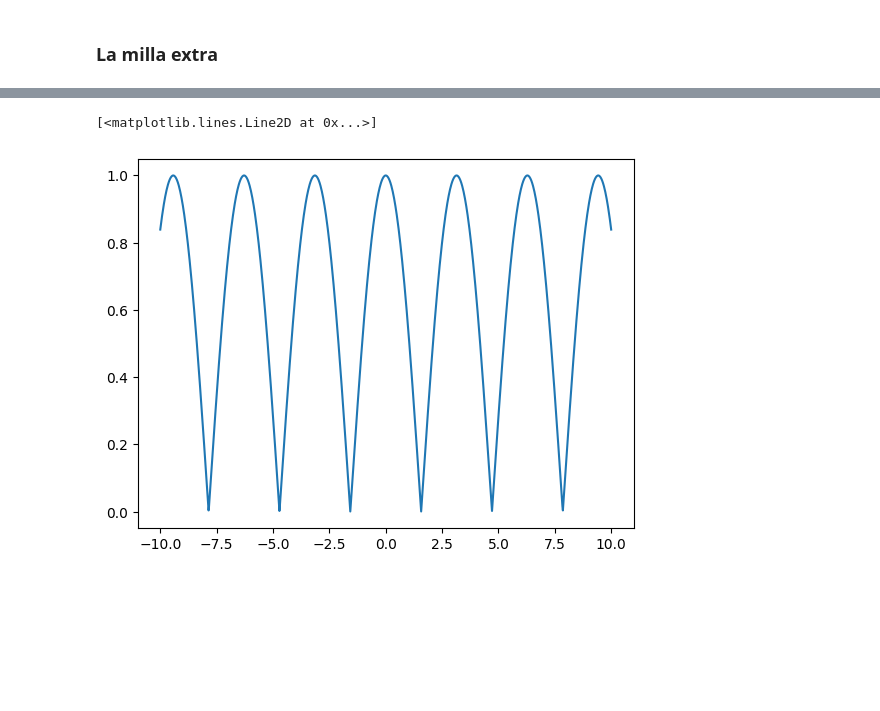
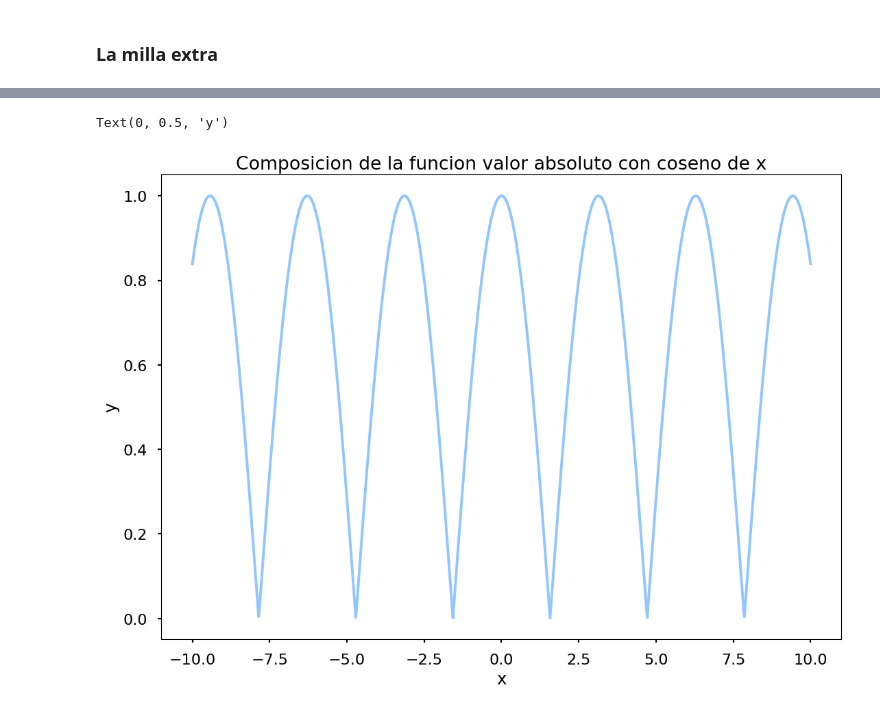
Before and after one commit to jariel17/curso-funciones, a Jupyter notebook: 2_Funciones_dentro_de_otras.ipynb, the cells around one changed output, grey strips where cells are left out. Cells and saved outputs as stored; diff of their text form; code cells hidden in the pictures; blank space fills up the shorter version.

```diff
--- a/2_Funciones_dentro_de_otras.ipynb
+++ b/2_Funciones_dentro_de_otras.ipynb
@@ -49,6 +52,10 @@ plt.plot(x, l_o_e)
-# %%
-va_o_c=va(c(x))
-plt.plot(x, va_o_c)
-# %% [output]
-[<matplotlib.lines.Line2D at 0x...>]
-[figure, removed]
+# %%
+va_o_c=va(c(x))
+plt.style.use('seaborn-v0_8-poster')
+plt.plot(x, va_o_c)
+plt.title('Composicion de la funcion valor absoluto con coseno de x')
+plt.xlabel('x')
+plt.ylabel('y')
+# %% [output]
+Text(0, 0.5, 'y')
+[figure, added]
```
Also changed, not shown: parts of 1 cell of this notebook.
